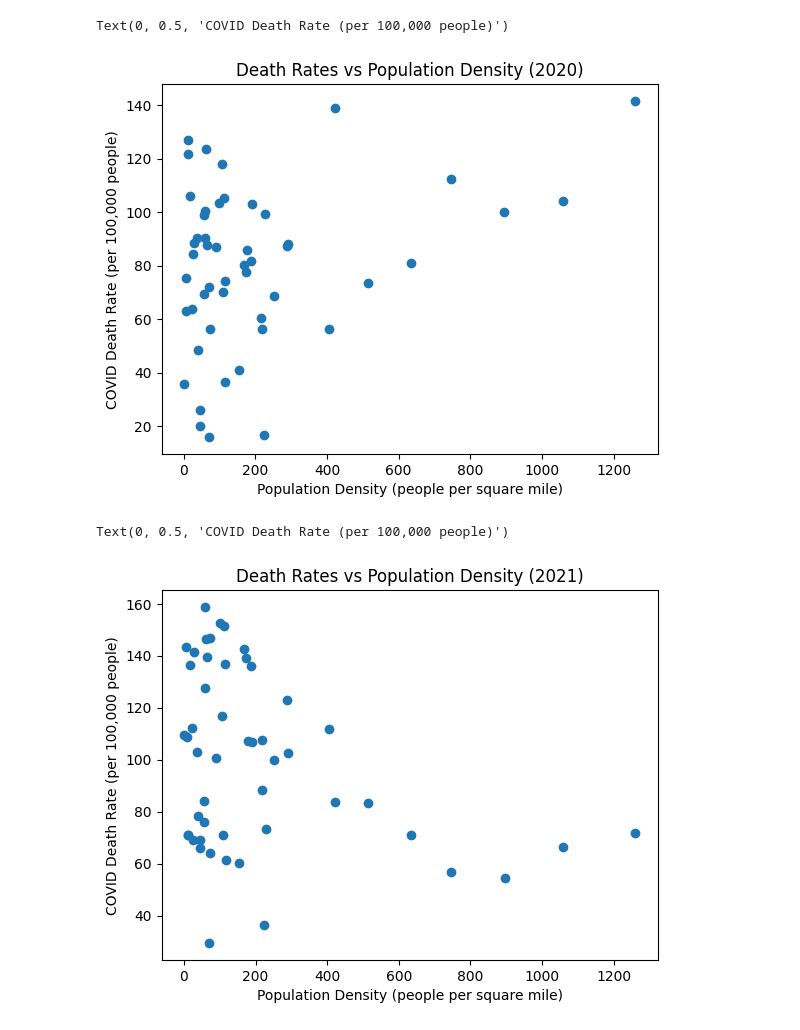
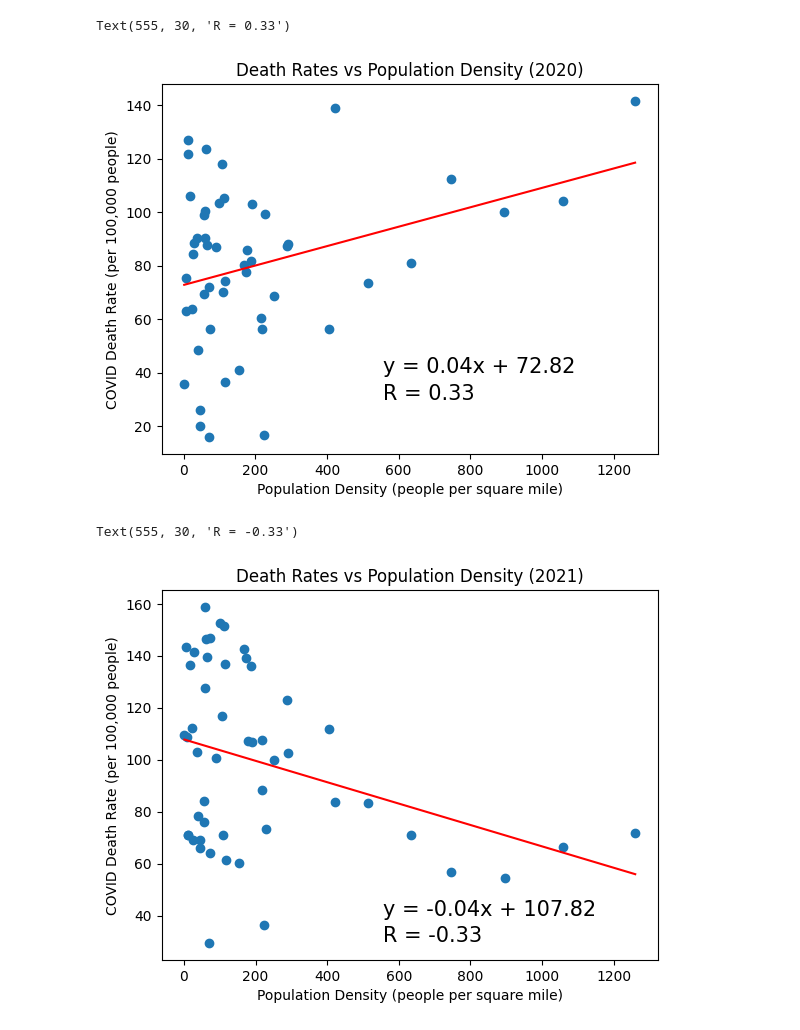
Before and after one commit to btdeering/project-1, a Jupyter notebook: density_v_deaths.ipynb, the cells around one changed output. Drawn from its saved outputs; the diff is of its cells as text; code cells hidden in the pictures.

```diff
--- a/density_v_deaths.ipynb
+++ b/density_v_deaths.ipynb
@@ -22,14 +23,23 @@ death_rates_2020_df = death_rates_df[death_rates_df["YEAR"] == 2020]
 # %%
 merged_df = pd.merge(pop_density_df, death_rates_2020_df, on='STATE')
 density = merged_df['people per square mile']
 rate = merged_df['RATE']
 plt.scatter(density,rate)
 plt.title('Death Rates vs Population Density (2020)')
 plt.xlabel('Population Density (people per square mile)')
 plt.ylabel('COVID Death Rate (per 100,000 people)')
+
+slope, intercept, rvalue, pvalue, stderr = st.linregress(density, rate)
+x = density
+y = slope * x + intercept
+r_value_1 = "R = " + str(round(rvalue,2))
+plt.plot(x, y, color="red")
+line_eq = "y = " + str(round(slope,2)) + "x + " + str(round(intercept,2))
+plt.annotate(line_eq,(555,40),fontsize=15,color="black")
+plt.annotate(r_value_1,(555,30),fontsize=15,color="black")
 # %% [output]
-Text(0, 0.5, 'COVID Death Rate (per 100,000 people)')
+Text(555, 30, 'R = 0.33')
-[figure, old version]
+[figure, new version]
 # %%
 merged_df = pd.merge(pop_density_df, death_rates_2021_df, on='STATE')
 density = merged_df['people per square mile']
@@ -38,6 +48,15 @@ plt.scatter(density,rate)
 plt.title('Death Rates vs Population Density (2021)')
 plt.xlabel('Population Density (people per square mile)')
 plt.ylabel('COVID Death Rate (per 100,000 people)')
+
+slope, intercept, rvalue, pvalue, stderr = st.linregress(density, rate)
+x = density
+y = slope * x + intercept
+r_value_2 = "R = " + str(round(rvalue,2))
+plt.plot(x, y, color="red")
+line_eq = "y = " + str(round(slope,2)) + "x + " + str(round(intercept,2))
+plt.annotate(line_eq,(555,40),fontsize=15,color="black")
+plt.annotate(r_value_2,(555,30),fontsize=15,color="black")
 # %% [output]
-Text(0, 0.5, 'COVID Death Rate (per 100,000 people)')
+Text(555, 30, 'R = -0.33')
-[figure, old version]
+[figure, new version]
```
Also changed, not shown: parts of 1 cell of this notebook, 2 other files.
